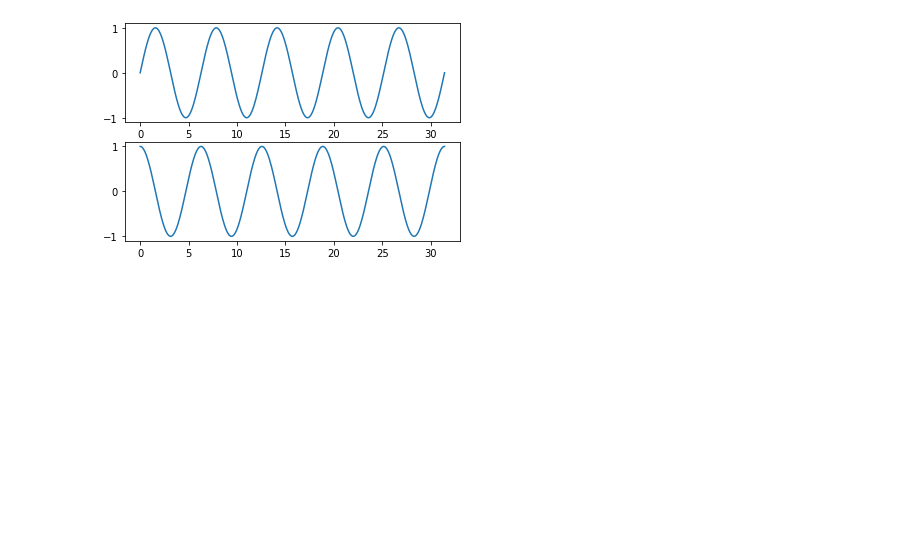
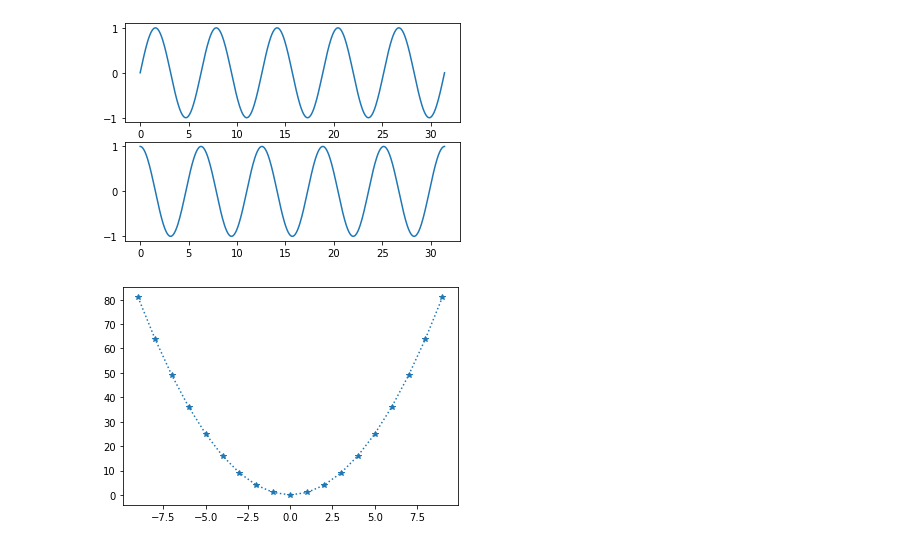
Before and after one commit to H43RO/DataAnalysis_Practice, a Jupyter notebook: Matplotlib/1.Basic.ipynb, the cells around one changed output. Saved outputs shown, nothing was run; the diff lists cells and outputs as text; code cells hidden in the pictures; blank space fills up the shorter version.

Commit message:
Matplotlib Basic

```diff
--- a/Matplotlib/1.Basic.ipynb
+++ b/Matplotlib/1.Basic.ipynb
@@ -28,0 +26,14 @@ import numpy as np
+# %%
+# 선 그래프 그리기
+
+import matplotlib.pyplot as plt
+import numpy as np
+
+x = np.arange(-9, 10)
+y = x ** 2
+# 라인 스타일로는 '-', ':', '-.', '--' 등을 사용할 수 있음
+plt.plot(x, y, linestyle=":", marker="*")
+# X축 및 Y축 에서 특정 범위를 자를 수도 있습니다.
+plt.show()
+# %% [output]
+[figure, added]
```
Also changed, not shown: parts of 2 cells of this notebook.
